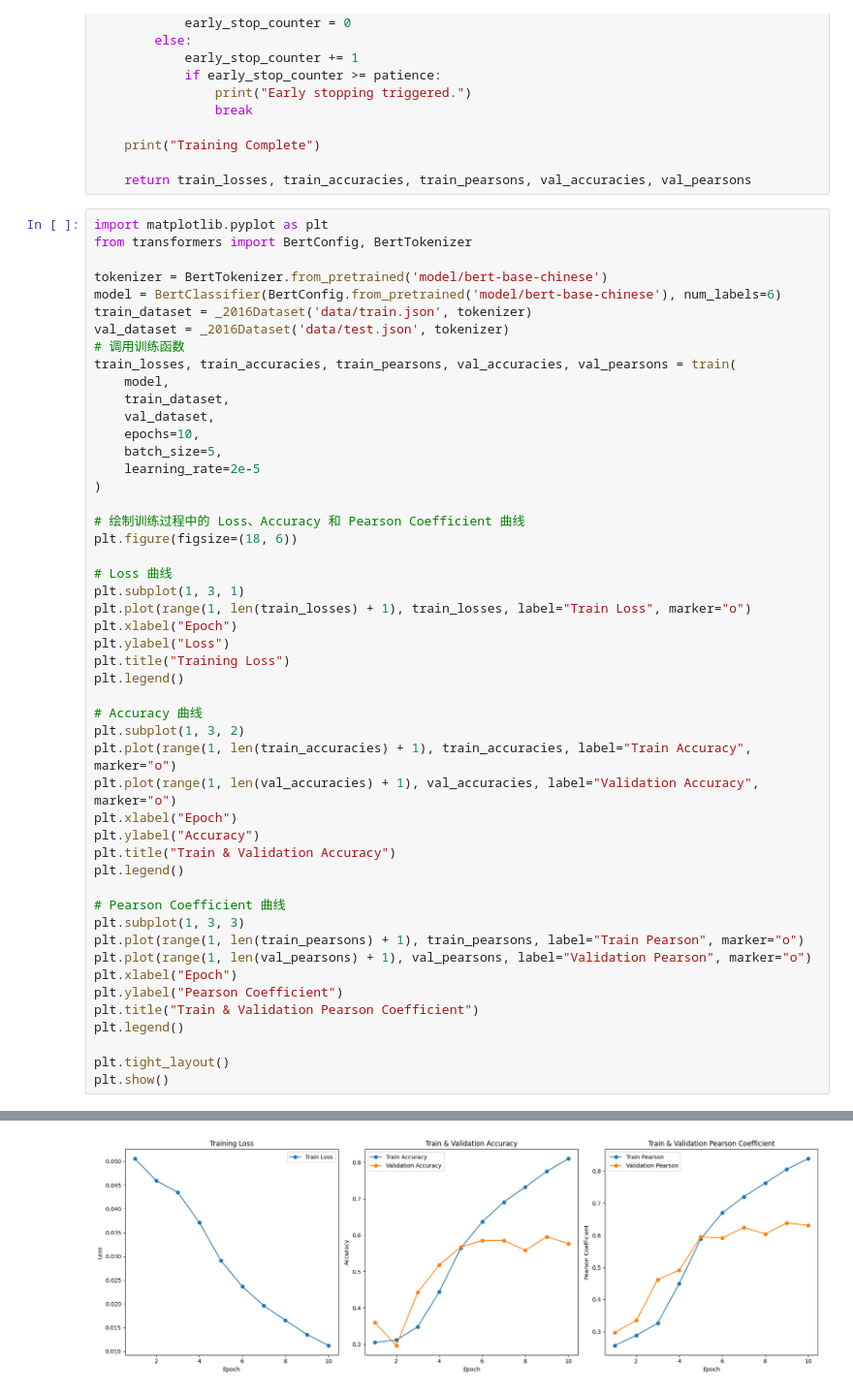
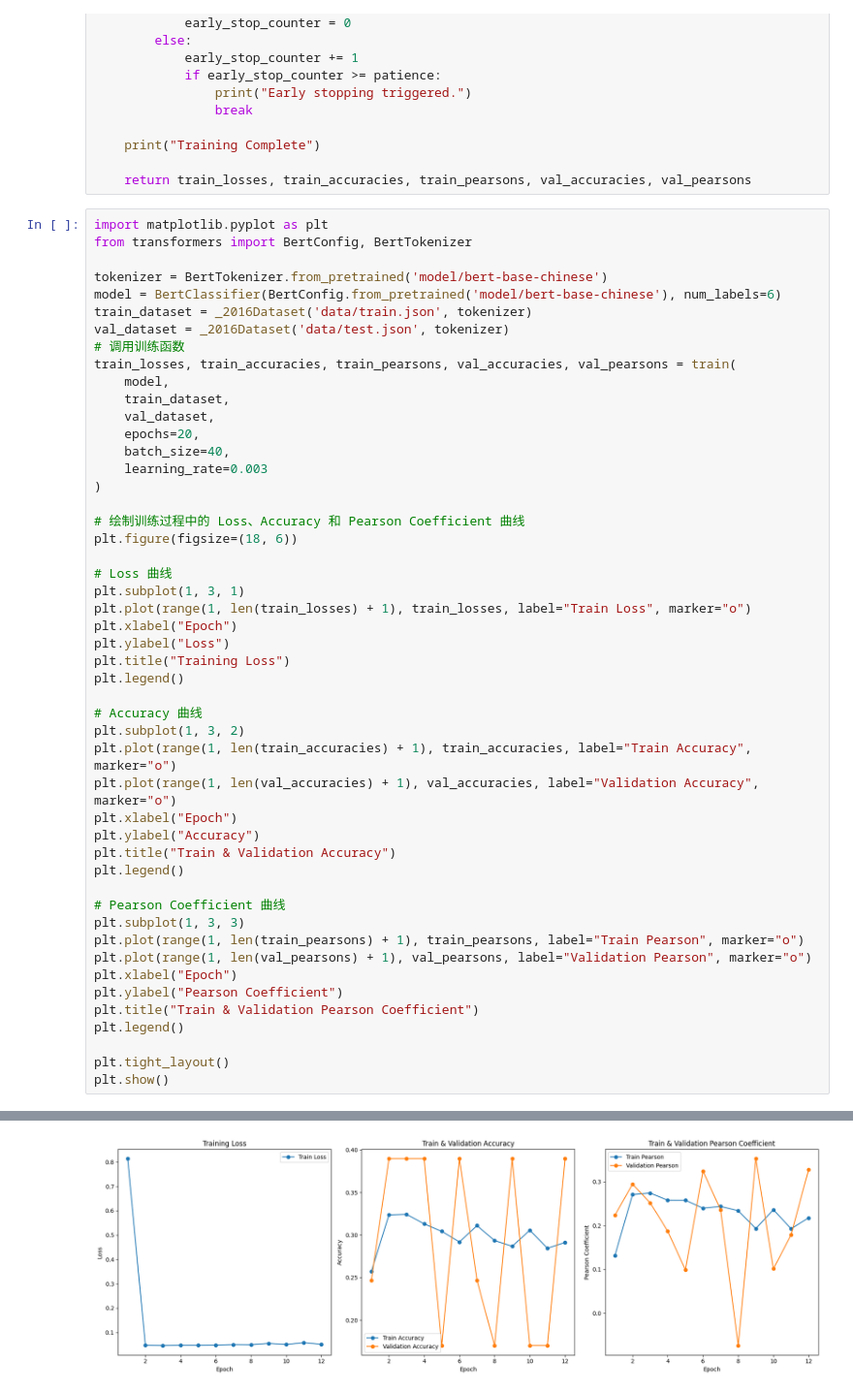
Before and after one commit to J0hNnY1ee/implement_sft_bert, a Jupyter notebook: 2016_ME.ipynb, the cells around one changed output, grey strips where cells are left out. Shown at 97% size. Cells and saved outputs as stored; diff of their text form.

```diff
--- a/2016_ME.ipynb
+++ b/2016_ME.ipynb
@@ -300,9 +301,9 @@ train_losses, train_accuracies, train_pearsons, val_accuracies, val_pearsons = t
     model,
     train_dataset,
     val_dataset,
-    epochs=10,
-    batch_size=5,
-    learning_rate=2e-5
+    epochs=20,
+    batch_size=40,
+    learning_rate=0.003
 )
 
 # 绘制训练过程中的 Loss、Accuracy 和 Pearson Coefficient 曲线
@@ -356,2 +357,2 @@ Validation Loss: 0.0280, Validation Accuracy: 0.5767, Validation Pearson: 0.6309
 Training Complete
-[figure, old version]
+[figure, new version]
```
Also changed, not shown: parts of 2 cells of this notebook, 1 other file.
